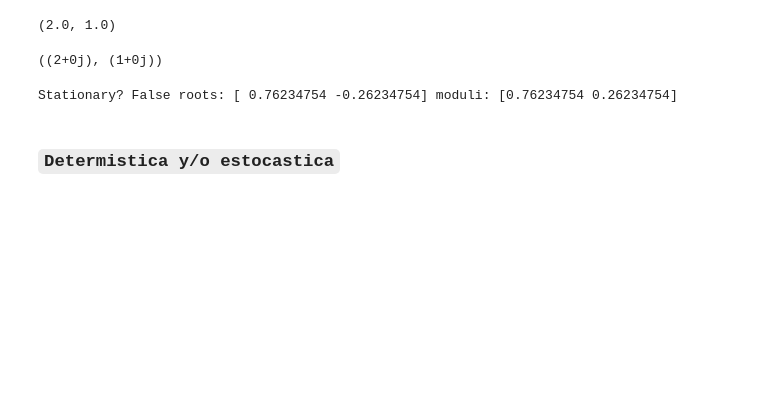
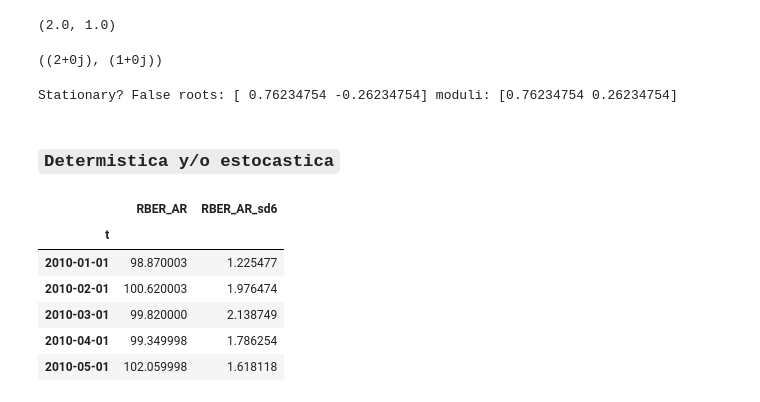
Before and after one commit to felipeaguirre66/UDESA-estocastico, a Jupyter notebook: series_tiempo.ipynb, the cells around one changed output. Cells and saved outputs as stored; diff of their text form; code cells hidden in the pictures; blank space fills up the shorter version.

```diff
--- a/series_tiempo.ipynb
+++ b/series_tiempo.ipynb
@@ -661,3 +661,15 @@ print('Stationary?', ok, 'roots:', r, 'moduli:', np.abs(r))
 Stationary? False roots: [ 0.76234754 -0.26234754] moduli: [0.76234754 0.26234754]
 # %% [markdown]
 ### `Determistica y/o estocastica`
+# %%
+df = pd.read_stata("Clase 10/parcialito/MIA103_Final_Ejer_2_250823.dta")
+df = df.set_index("t")
+df.head()
+# %% [output]
+|  | RBER_AR | RBER_AR_sd6 |
+| t |  |  |
+| 2010-01-01 | 98.870003 | 1.225477 |
+| 2010-02-01 | 100.620003 | 1.976474 |
+| 2010-03-01 | 99.820000 | 2.138749 |
+| 2010-04-01 | 99.349998 | 1.786254 |
+| 2010-05-01 | 102.059998 | 1.618118 |
```
Also changed, not shown: parts of 13 cells of this notebook, 1 other file.
